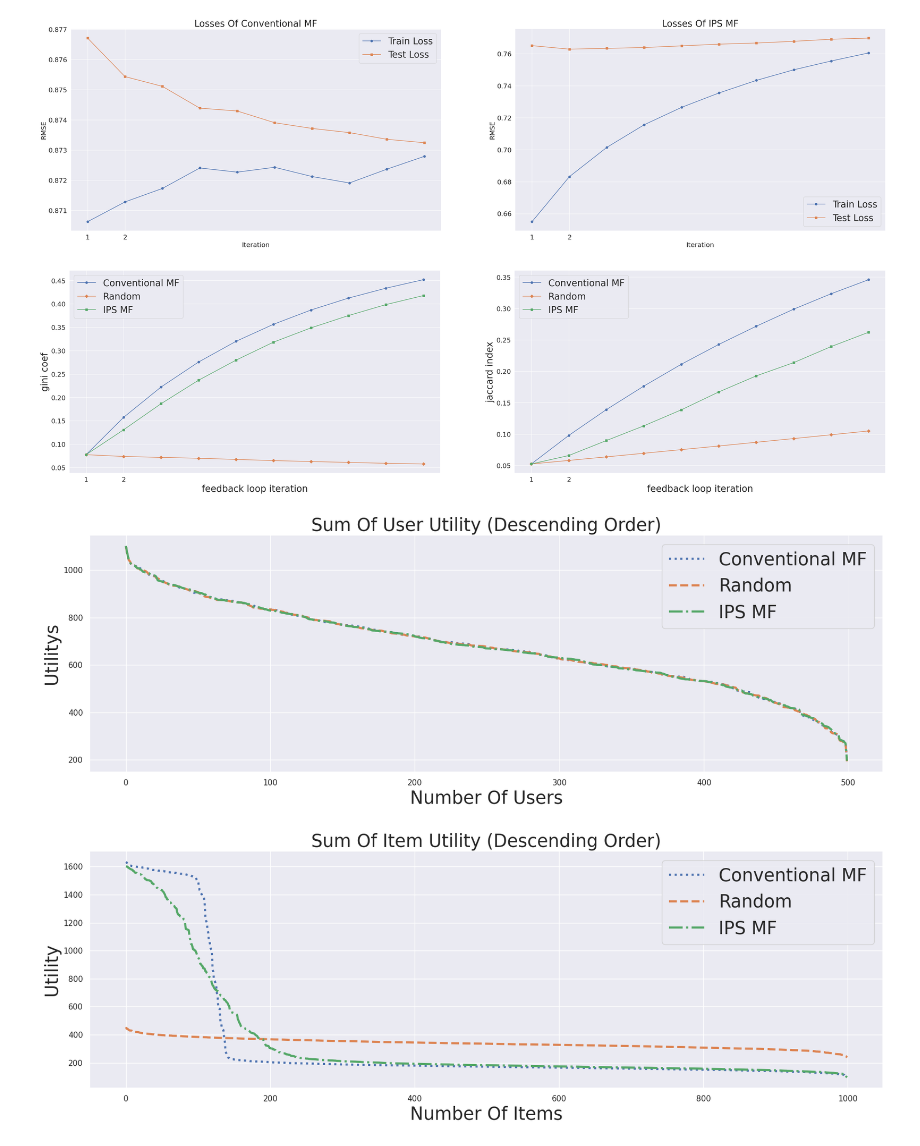
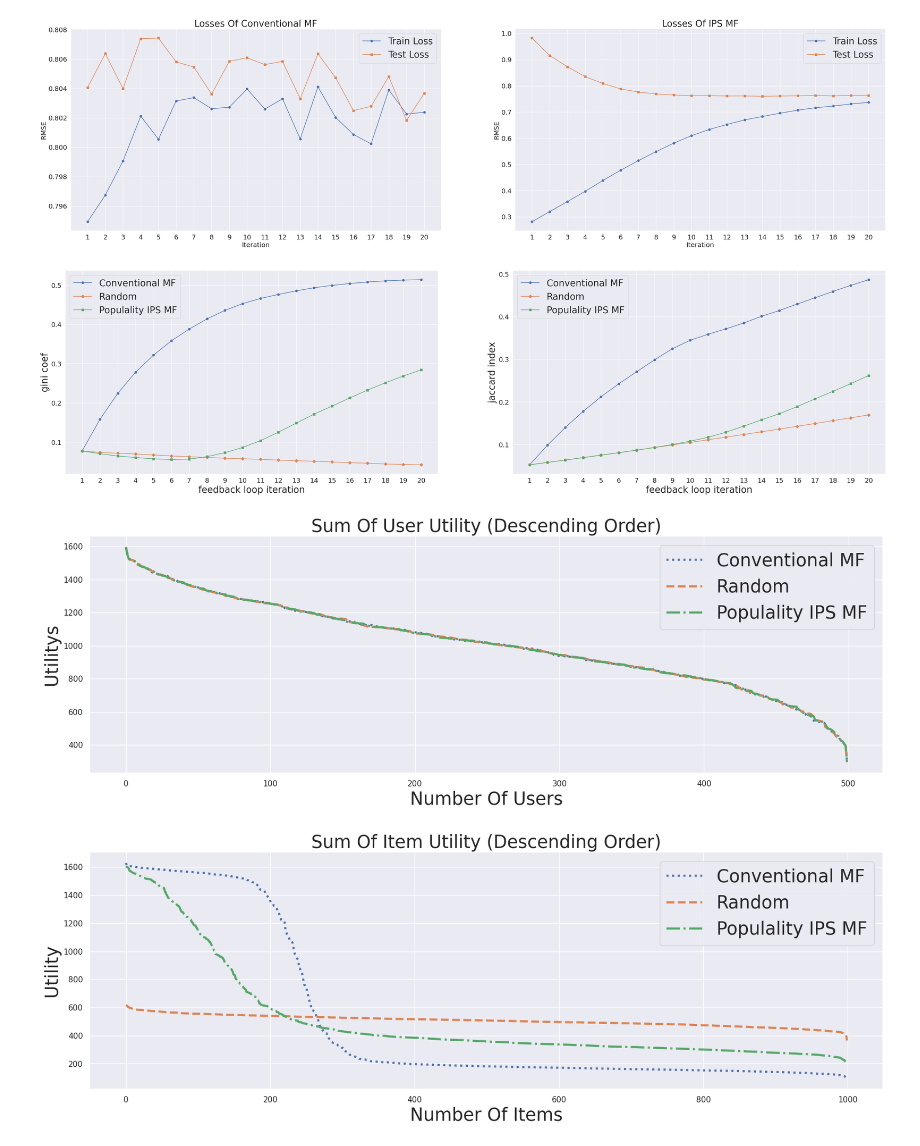
Before and after one commit to tatsuki1107/inductive-bias, a Jupyter notebook: notebooks/plot.ipynb, the cells around one changed output. Saved outputs shown, nothing was run; the diff lists cells and outputs as text; code cells hidden in the pictures.

Commit message:
plot inductive bias

```diff
--- a/notebooks/plot.ipynb
+++ b/notebooks/plot.ipynb
@@ -7,39 +7,41 @@ import matplotlib.pyplot as plt
 import seaborn as sns; sns.set()
 %matplotlib inline
 # %%
-log_path = Path("../logs/2023-05-26_08-48-18/results")
+log_path = Path("../logs/2023-05-27_05-41-14/results")
 df = pd.read_csv(log_path / "result.csv")
 
 conv_matrix, ips_matrix, random_matrix = joblib.load(log_path / "log_data.pkl")
 # %%
 conv_train_losses = df[df["algorithm"]=="conventional_mf"]["train_loss"].values
 conv_test_losses = df[df["algorithm"]=="conventional_mf"]["test_loss"].values
 ips_train_losses = df[df["algorithm"]=="ips_mf"]["train_loss"].values
 ips_test_losses = df[df["algorithm"]=="ips_mf"]["test_loss"].values
+
+xticks = range(0, len(conv_train_losses))
 
 fig, axes = plt.subplots(nrows=1, ncols=2, figsize=(40, 10))
 
 axes[0].plot(conv_train_losses, label='Train Loss', marker='o')
 axes[0].plot(conv_test_losses, label="Test Loss", marker="s")
 axes[0].legend(fontsize=25)
 axes[0].set_xlabel('Iteration', fontsize=18)
 axes[0].set_ylabel('RMSE', fontsize=18)
 axes[0].set_title('Losses Of Conventional MF', fontsize=25)
-axes[0].set_xticks(range(0, 2))
-axes[0].set_xticklabels([str(i+1) for i in range(0,2)], fontsize=18)
+axes[0].set_xticks(xticks)
+axes[0].set_xticklabels([str(i+1) for i in xticks], fontsize=18)
 axes[0].tick_params(axis='y', labelsize=18)
 
 axes[1].plot(ips_train_losses, label='Train Loss', marker='o')
 axes[1].plot(ips_test_losses, label="Test Loss", marker="s")
 axes[1].legend(fontsize=25)
 axes[1].set_xlabel('Iteration', fontsize=18)
 axes[1].set_ylabel('RMSE', fontsize=18)
 axes[1].set_title('Losses Of IPS MF', fontsize=25)
-axes[1].set_xticks(range(0, 2))
-axes[1].set_xticklabels([str(i+1) for i in range(0,2)], fontsize=18)
+axes[1].set_xticks(xticks)
+axes[1].set_xticklabels([str(i+1) for i in xticks], fontsize=18)
 axes[1].tick_params(axis='y', labelsize=18)
 # %% [output]
-[figure, old version]
+[figure, new version]
 # %%
 random_ginis = df[df["algorithm"]=="random"]["gini_coef"].values
 conv_ginis = df[df["algorithm"]=="conventional_mf"]["gini_coef"].values
@@ -54,27 +56,27 @@ fig, axes = plt.subplots(nrows=1, ncols=2, figsize=(40, 10))
 
 axes[0].plot(conv_ginis, label='Conventional MF', marker='o')
 axes[0].plot(random_ginis, label='Random', marker='D')
-axes[0].plot(ips_ginis, label="IPS MF", marker="s")
+axes[0].plot(ips_ginis, label="Populality IPS MF", marker="s")
 axes[0].legend(fontsize=25)
 axes[0].set_xlabel('feedback loop iteration', fontsize=25)
 axes[0].set_ylabel('gini coef', fontsize=25)
-axes[0].set_xticks(range(0, 2))
-axes[0].set_xticklabels([str(i+1) for i in range(0,2)], fontsize=18)
+axes[0].set_xticks(xticks)
+axes[0].set_xticklabels([str(i+1) for i in xticks], fontsize=18)
 axes[0].tick_params(axis='y', labelsize=18)
 
 axes[1].plot(conv_jaccards, label='Conventional MF', marker='o')
 axes[1].plot(random_jaccards, label='Random', marker='D')
-axes[1].plot(ips_jaccards, label="IPS MF", marker="s")
+axes[1].plot(ips_jaccards, label="Populality IPS MF", marker="s")
 axes[1].legend(fontsize=25)
 axes[1].set_xlabel('feedback loop iteration', fontsize=25)
 axes[1].set_ylabel('jaccard index', fontsize=25)
-axes[1].set_xticks(range(0, 2))
-axes[1].set_xticklabels([str(i+1) for i in range(0,2)], fontsize=18)
+axes[1].set_xticks(xticks)
+axes[1].set_xticklabels([str(i+1) for i in xticks], fontsize=18)
 axes[1].tick_params(axis='y', labelsize=18)
 
 plt.show()
 # %% [output]
-[figure, old version]
+[figure, new version]
 # %%
 user_utils_conv = np.sort(np.nansum(conv_matrix, axis=1))[::-1]
 user_utils_random = np.sort(np.nansum(random_matrix, axis=1))[::-1]
@@ -84,7 +86,7 @@ users = [u for u in range(random_matrix.shape[0])]
 plt.figure(figsize=(20,6))
 plt.plot(users, user_utils_conv, linewidth=3, label='Conventional MF', linestyle="dotted")
 plt.plot(users, user_utils_random, label="Random", linewidth=3, linestyle="dashed")
-plt.plot(users, user_utils_ips, label="IPS MF", linewidth=3, linestyle="dashdot")
+plt.plot(users, user_utils_ips, label="Populality IPS MF", linewidth=3, linestyle="dashdot")
 plt.title('Sum Of User Utility (Descending Order)', fontdict=dict(size=25))
 plt.xlabel("Number Of Users", fontdict=dict(size=25))
 plt.ylabel("Utilitys", fontdict=dict(size=25))
@@ -93,7 +95,7 @@ plt.legend(fontsize=25)
 
 plt.show()
 # %% [output]
-[figure, old version]
+[figure, new version]
 # %%
 # フィードバックループイテレーションごとにユーザとアイテムの効用を出したほうが、バイアスの増幅がわかりやすい？？
 # %%
@@ -105,7 +107,7 @@ items = [u for u in range(random_matrix.shape[1])]
 plt.figure(figsize=(20,6))
 plt.plot(items, item_utils_conv, linewidth=3, label='Conventional MF', linestyle="dotted")
 plt.plot(items, item_utils_random, label="Random", linewidth=3, linestyle="dashed")
-plt.plot(items, item_utils_ips, label="IPS MF", linewidth=3, linestyle="dashdot")
+plt.plot(items, item_utils_ips, label="Populality IPS MF", linewidth=3, linestyle="dashdot")
 plt.title('Sum Of Item Utility (Descending Order)', fontdict=dict(size=25))
 plt.xlabel("Number Of Items", fontdict=dict(size=25))
 plt.ylabel("Utility", fontdict=dict(size=25))
@@ -113,4 +115,4 @@ plt.legend(fontsize=25)
 
 plt.show()
 # %% [output]
-[figure, old version]
+[figure, new version]
```
Also changed, not shown: 32 other files.
